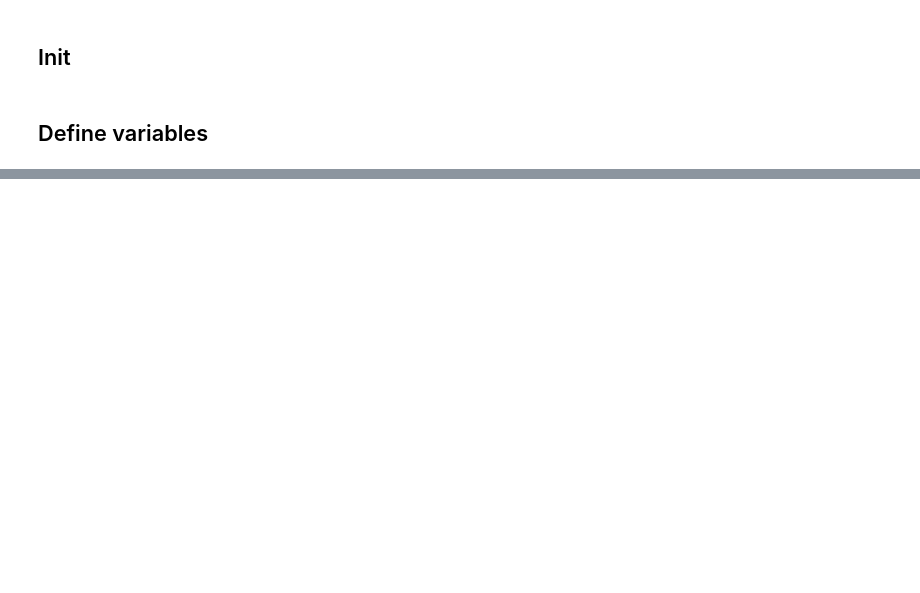
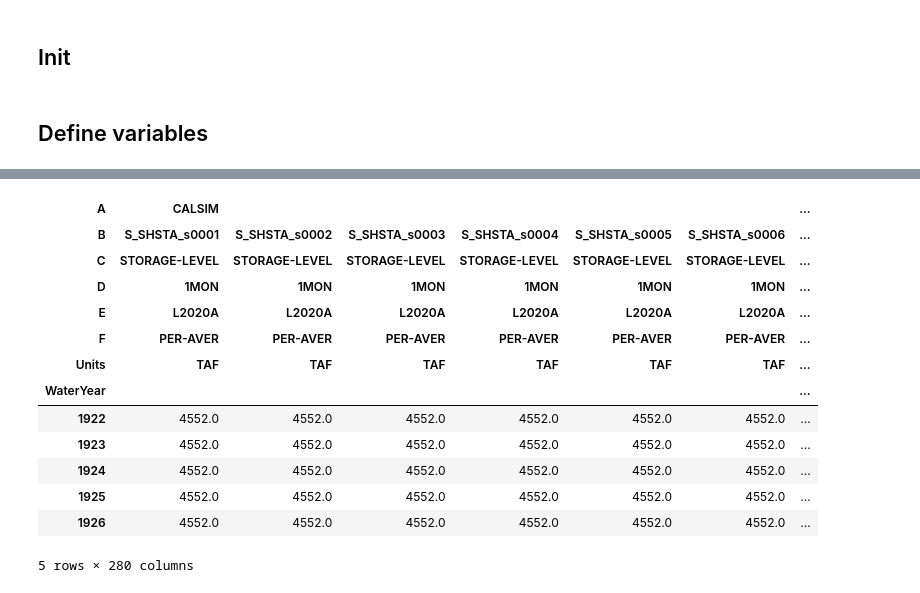
Before and after one commit to canruso/COEQWAL_V3, a Jupyter notebook: notebooks/Tier_Assignment_Storage.ipynb, the cells around one changed output, grey strips where cells are left out. Drawn from its saved outputs; the diff is of its cells as text; code cells hidden in the pictures; blank space fills up the shorter version.

```diff
--- a/notebooks/Tier_Assignment_Storage.ipynb
+++ b/notebooks/Tier_Assignment_Storage.ipynb
@@ -107,0 +212,3 @@ tier_df
+# %%
+capacity_df = create_subset_list(var_df, variables_capacity)
+capacity_df.head(5)
@@ -107,0 +287,20 @@ tier_df
+# %%
+Apr_Capacity_df = compute_annual_means_list(capacity_df, variables_capacity, units=units, months=[4])
+Apr_Capacity_df = strip_leveldv_from_columns(Apr_Capacity_df, level_name="B")
+Apr_Capacity_df = strip_level_from_columns(Apr_Capacity_df, level_name="B")
+Apr_Capacity_df.head(5)
+# %% [output]
+| A | CALSIM |  |  |  |  |  | ... |
+| B | S_SHSTA_s0001 | S_SHSTA_s0002 | S_SHSTA_s0003 | S_SHSTA_s0004 | S_SHSTA_s0005 | S_SHSTA_s0006 | ... |
+| C | STORAGE-LEVEL | STORAGE-LEVEL | STORAGE-LEVEL | STORAGE-LEVEL | STORAGE-LEVEL | STORAGE-LEVEL | ... |
+| D | 1MON | 1MON | 1MON | 1MON | 1MON | 1MON | ... |
+| E | L2020A | L2020A | L2020A | L2020A | L2020A | L2020A | ... |
+| F | PER-AVER | PER-AVER | PER-AVER | PER-AVER | PER-AVER | PER-AVER | ... |
+| Units | TAF | TAF | TAF | TAF | TAF | TAF | ... |
+| WaterYear |  |  |  |  |  |  | ... |
+| 1922 | 4552.0 | 4552.0 | 4552.0 | 4552.0 | 4552.0 | 4552.0 | ... |
+| 1923 | 4552.0 | 4552.0 | 4552.0 | 4552.0 | 4552.0 | 4552.0 | ... |
+| 1924 | 4552.0 | 4552.0 | 4552.0 | 4552.0 | 4552.0 | 4552.0 | ... |
+| 1925 | 4552.0 | 4552.0 | 4552.0 | 4552.0 | 4552.0 | 4552.0 | ... |
+| 1926 | 4552.0 | 4552.0 | 4552.0 | 4552.0 | 4552.0 | 4552.0 | ... |
+5 rows × 280 columns
```
Also changed, not shown: parts of 34 cells of this notebook, 2 other files.
